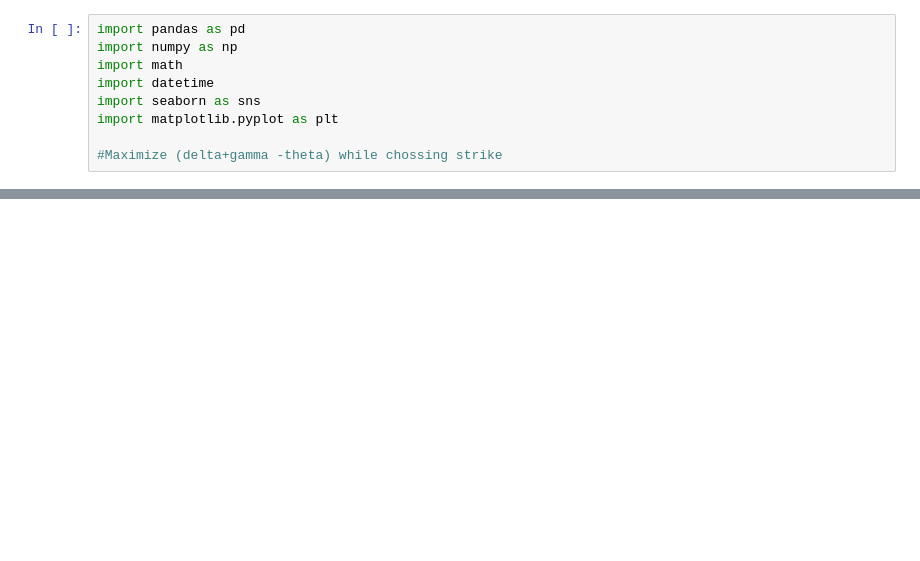
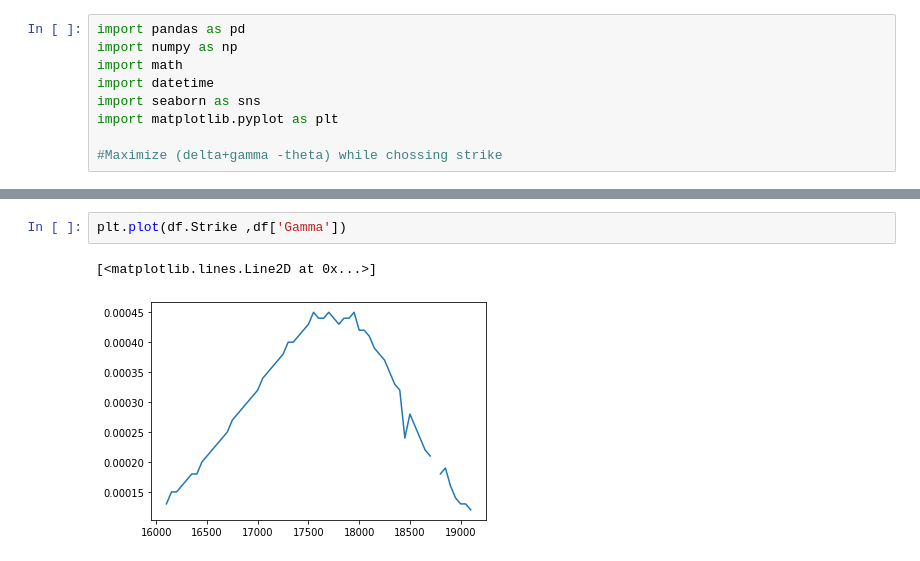
Before and after one commit to shivams289/Kaggle-Projects, a Jupyter notebook: Option_strats/Option_Strats.ipynb, the cells around one changed output, grey strips where cells are left out. Cells and saved outputs as stored; diff of their text form; blank space fills up the shorter version.

```diff
--- a/Option_strats/Option_Strats.ipynb
+++ b/Option_strats/Option_Strats.ipynb
@@ -18,0 +45,5 @@ If Expect Either Side Large Moves?:Enter MN
+# %%
+plt.plot(df.Strike ,df['Gamma'])
+# %% [output]
+[<matplotlib.lines.Line2D at 0x...>]
+[figure, added]
```
Also changed, not shown: parts of 24 cells of this notebook.
